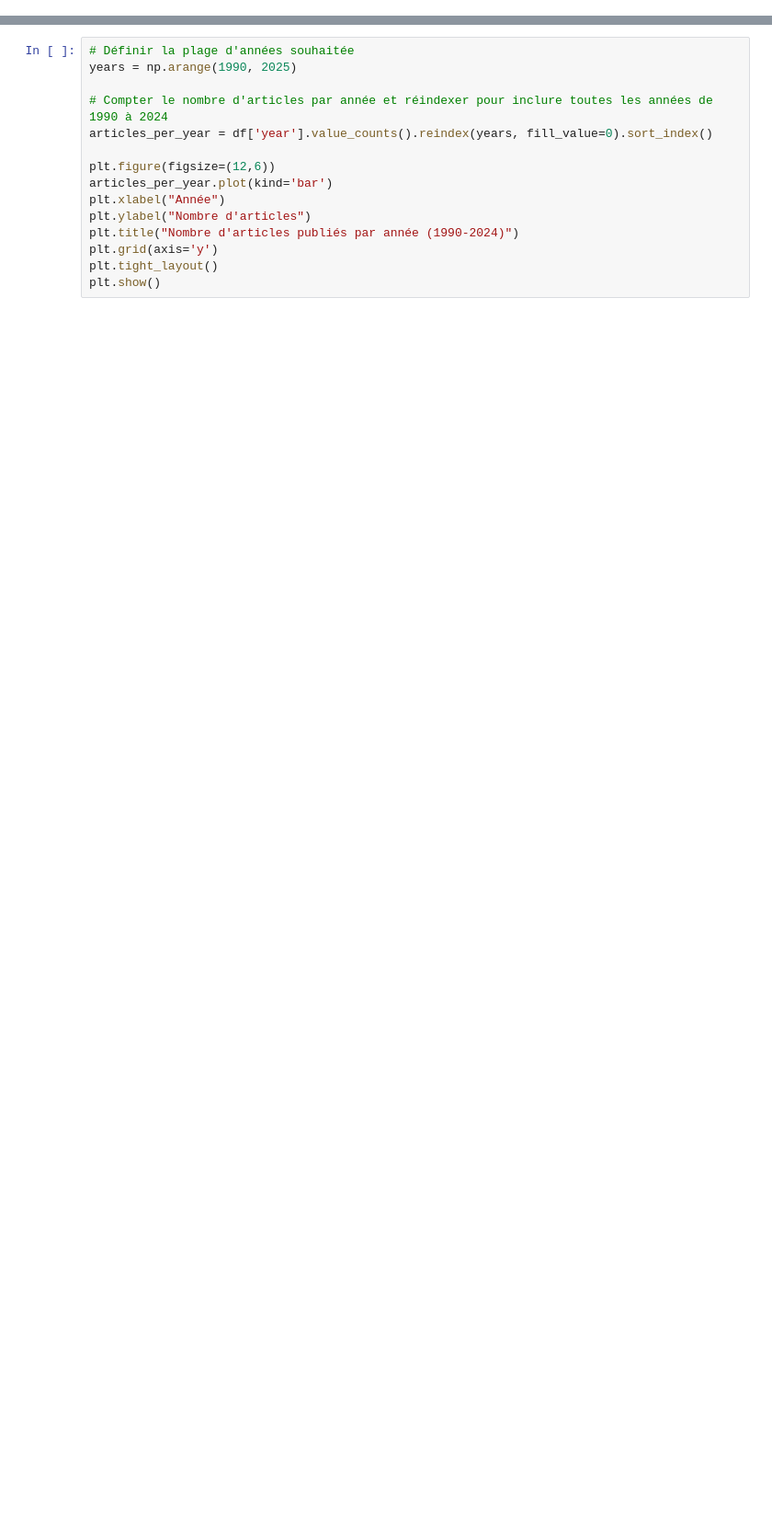
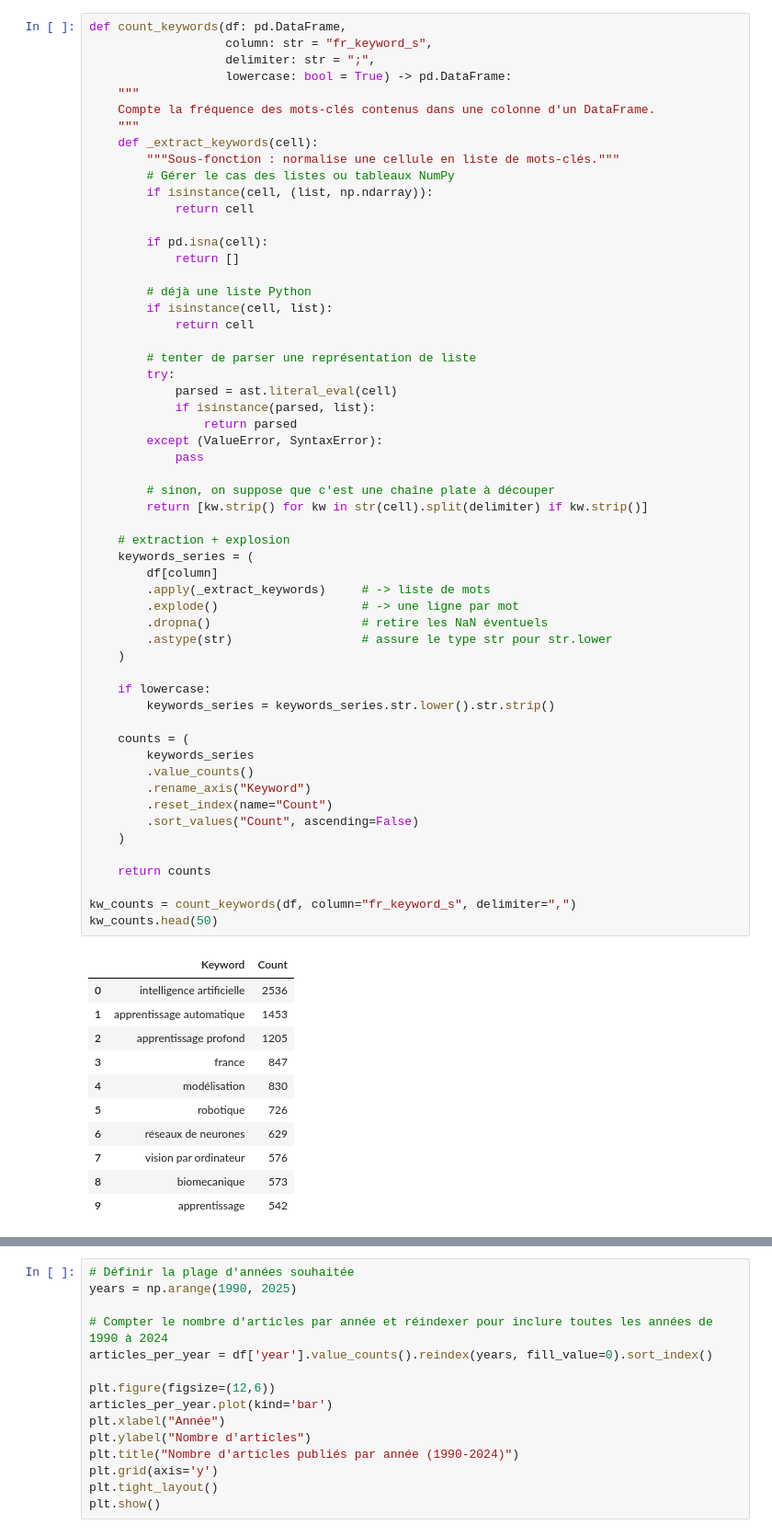
Before and after one commit to MehdiBoussalem/hal_ai, a Jupyter notebook: main.ipynb, the cells around one changed output, grey strips where cells are left out. Shown at 92% size. Cells and saved outputs as stored; diff of their text form; blank space fills up the shorter version.

```diff
--- a/main.ipynb
+++ b/main.ipynb
@@ -134 +106,69 @@ avions -- conception et constructio
+# %%
+def count_keywords(df: pd.DataFrame,
+                   column: str = "fr_keyword_s",
+                   delimiter: str = ";",
+                   lowercase: bool = True) -> pd.DataFrame:
+    """
+    Compte la fréquence des mots‑clés contenus dans une colonne d'un DataFrame.
+    """
+    def _extract_keywords(cell):
+        """Sous‑fonction : normalise une cellule en liste de mots‑clés."""
+        # Gérer le cas des listes ou tableaux NumPy
+        if isinstance(cell, (list, np.ndarray)):
+            return cell
+
+        if pd.isna(cell):
+            return []
+
+        # déjà une liste Python
+        if isinstance(cell, list):
+            return cell
+
+        # tenter de parser une représentation de liste
+        try:
+            parsed = ast.literal_eval(cell)
+            if isinstance(parsed, list):
+                return parsed
+        except (ValueError, SyntaxError):
+            pass
+
+        # sinon, on suppose que c'est une chaîne plate à découper
+        return [kw.strip() for kw in str(cell).split(delimiter) if kw.strip()]
+
+    # extraction + explosion
+    keywords_series = (
+        df[column]
+        .apply(_extract_keywords)     # -> liste de mots
+        .explode()                    # -> une ligne par mot
+        .dropna()                     # retire les NaN éventuels
+        .astype(str)                  # assure le type str pour str.lower
+    )
+
+    if lowercase:
+        keywords_series = keywords_series.str.lower().str.strip()
+
+    counts = (
+        keywords_series
+        .value_counts()
+        .rename_axis("Keyword")
+        .reset_index(name="Count")
+        .sort_values("Count", ascending=False)
+    )
+
+    return counts
+
+kw_counts = count_keywords(df, column="fr_keyword_s", delimiter=",")
+kw_counts.head(50)
+# %% [output]
+|  | Keyword | Count |
+| 0 | intelligence artificielle | 2536 |
+| 1 | apprentissage automatique | 1453 |
+| 2 | apprentissage profond | 1205 |
+| 3 | france | 847 |
+| 4 | modélisation | 830 |
+| 5 | robotique | 726 |
+| 6 | réseaux de neurones | 629 |
+| 7 | vision par ordinateur | 576 |
+| 8 | biomecanique | 573 |
+| 9 | apprentissage | 542 |
 # %%
```
Also changed, not shown: parts of 6 cells of this notebook.
